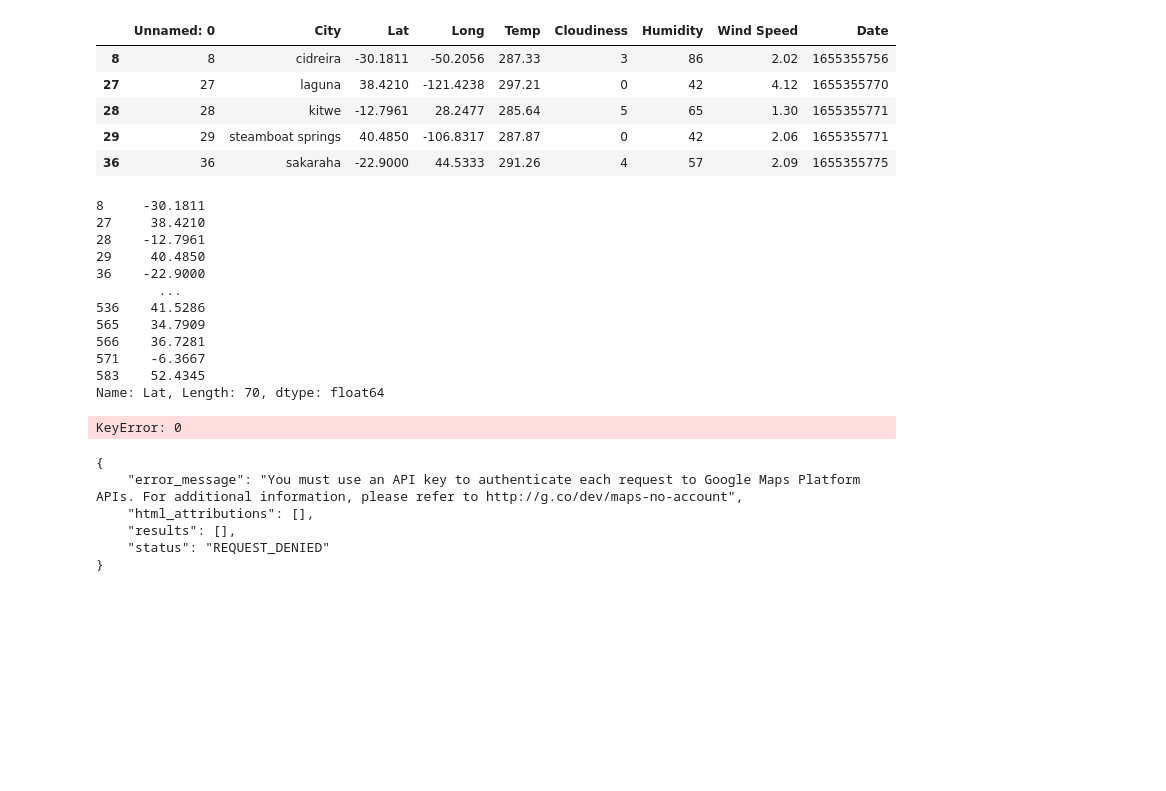
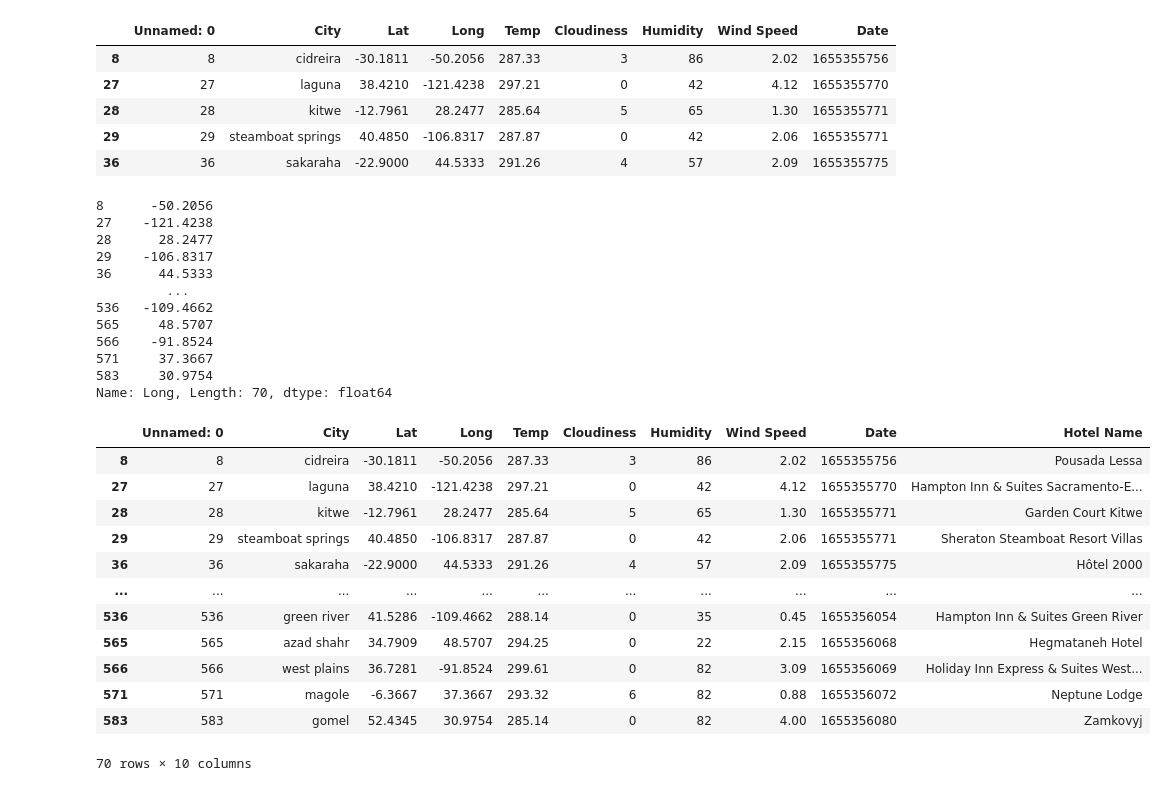
Before and after one commit to Rob397/python-api-challenge, a Jupyter notebook: VacationPy/VacationPy.ipynb, the cells around one changed output. Cells and saved outputs as stored; diff of their text form; code cells hidden in the pictures; blank space fills up the shorter version.

Commit message:
fixed the loop

```diff
--- a/VacationPy/VacationPy.ipynb
+++ b/VacationPy/VacationPy.ipynb
@@ -154,61 +157,57 @@ hotel_df.head()
 | 29 | 29 | steamboat springs | 40.4850 | -106.8317 | 287.87 | 0 | 42 | 2.06 | 1655355771 |
 | 36 | 36 | sakaraha | -22.9000 | 44.5333 | 291.26 | 4 | 57 | 2.09 | 1655355775 |
 # %%
-hotel_df["Lat"]
+hotel_df["Long"]
 # %% [output]
-8     -30.1811
-27     38.4210
-28    -12.7961
-29     40.4850
-36    -22.9000
-        ...
-536    41.5286
-565    34.7909
-566    36.7281
-571    -6.3667
-583    52.4345
-Name: Lat, Length: 70, dtype: float64
+8      -50.2056
+27    -121.4238
+28      28.2477
+29    -106.8317
+36      44.5333
+         ...
+536   -109.4662
+565     48.5707
+566    -91.8524
+571     37.3667
+583     30.9754
+Name: Long, Length: 70, dtype: float64
 # %%
 # make a list for hotel names
 hotels = []
-# ticker for loop
-x= 0
-for cities in hotel_df["City"]:
-     target_coordinates =str(hotel_df["Lat"][x])+' , '+str(hotel_df["Long"][x])
-     x+=1
-     target_radius =5000
+for index, row in hotel_df.iterrows():
+
+     target_coordinates = str(row["Lat"])+' , '+ str(row["Long"])
+     target_radius = 5000
      target_type = 'lodging'
      params = {
      "location": target_coordinates,
      "keyword": target_search,
      "radius": target_radius,
      "type": target_type,
      "key": gkey}
-
+     # params["location"] = f"{lat},{lng}"
      base_url ="https://maps.googleapis.com/maps/api/place/nearbysearch/json"
 #try for checking if the city turns up
-try:
-     response = requests.get(base_url, params=params)
-     hotel_results =response.json()
-     hotels.append(hotel_results['results'][0]['name'])
-except IndexError:
-     hotels.append(np.nan)
+     try:
+      response = requests.get(base_url, params=params)
+      hotel_data =response.json()
+      hotels.append(hotel_data['results'][0]['name'])
+     except IndexError:
+      hotels.append(np.nan)
 # append dataframe with hotel names
 hotel_df['Hotel Name'] = hotels
 hotel_df
 # %% [output]
+|  | Unnamed: 0 | City | Lat | Long | Temp | Cloudiness | Humidity | Wind Speed | Date | Hotel Name |
+| 8 | 8 | cidreira | -30.1811 | -50.2056 | 287.33 | 3 | 86 | 2.02 | 1655355756 | Pousada Lessa |
+| 27 | 27 | laguna | 38.4210 | -121.4238 | 297.21 | 0 | 42 | 4.12 | 1655355770 | Hampton Inn & Suites Sacramento-E... |
+| 28 | 28 | kitwe | -12.7961 | 28.2477 | 285.64 | 5 | 65 | 1.30 | 1655355771 | Garden Court Kitwe |
+| 29 | 29 | steamboat springs | 40.4850 | -106.8317 | 287.87 | 0 | 42 | 2.06 | 1655355771 | Sheraton Steamboat Resort Villas |
+| 36 | 36 | sakaraha | -22.9000 | 44.5333 | 291.26 | 4 | 57 | 2.09 | 1655355775 | Hôtel 2000 |
+| ... | ... | ... | ... | ... | ... | ... | ... | ... | ... | ... |
+| 536 | 536 | green river | 41.5286 | -109.4662 | 288.14 | 0 | 35 | 0.45 | 1655356054 | Hampton Inn & Suites Green River |
+| 565 | 565 | azad shahr | 34.7909 | 48.5707 | 294.25 | 0 | 22 | 2.15 | 1655356068 | Hegmataneh Hotel |
+| 566 | 566 | west plains | 36.7281 | -91.8524 | 299.61 | 0 | 82 | 3.09 | 1655356069 | Holiday Inn Express & Suites West... |
+| 571 | 571 | magole | -6.3667 | 37.3667 | 293.32 | 6 | 82 | 0.88 | 1655356072 | Neptune Lodge |
+| 583 | 583 | gomel | 52.4345 | 30.9754 | 285.14 | 0 | 82 | 4.00 | 1655356080 | Zamkovyj |
-KeyError: 0
+70 rows × 10 columns
-# %%
-# Might need later
-# # convert response to json
-places_data = response.json()
-
-# # Print the json (pretty printed)
-print(json.dumps(places_data, indent=4, sort_keys=True))
-# %% [output]
-{
-    "error_message": "You must use an API key to authenticate each request to Google Maps Platform APIs. For additional information, please refer to http://g.co/dev/maps-no-account",
-    "html_attributions": [],
-    "results": [],
-    "status": "REQUEST_DENIED"
-}
```
Also changed, not shown: parts of 5 cells of this notebook.
